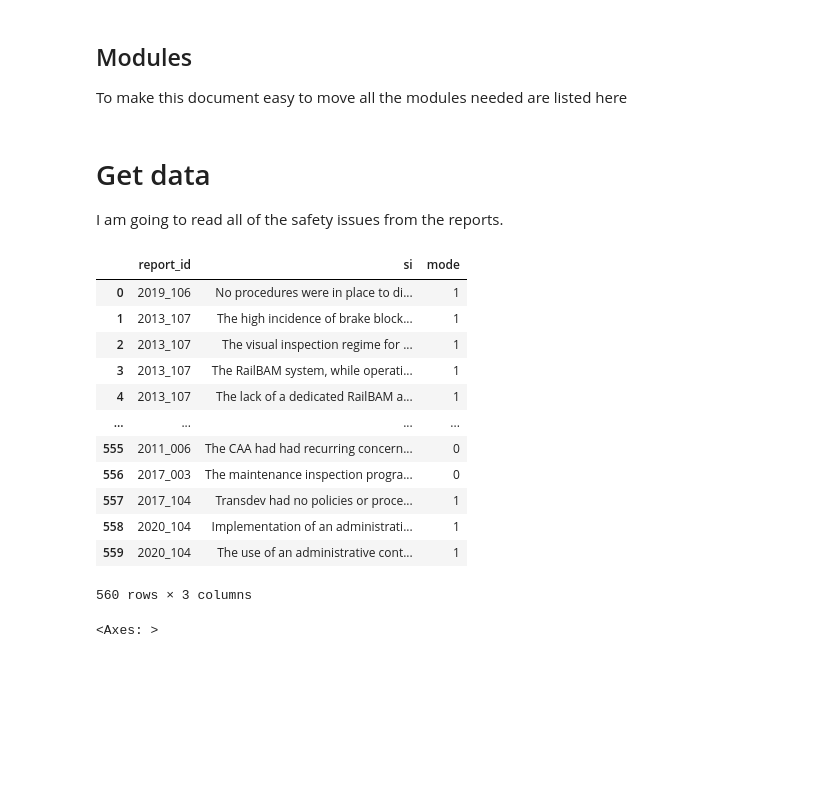
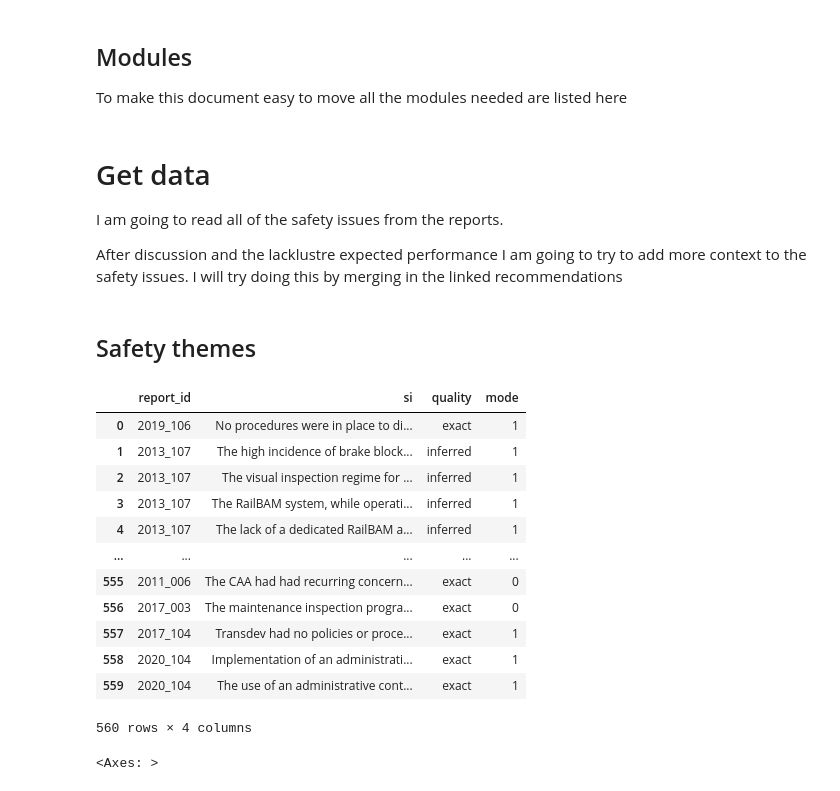
Before and after one commit to 1jamesthompson1/TAIC-report-summary, a Jupyter notebook: notebooks/safety themes_from_safety_issues/safety_themes_from_safety_issues.ipynb, the cells around one changed output. Saved outputs shown, nothing was run; the diff lists cells and outputs as text; code cells hidden in the pictures; blank space fills up the shorter version.

```diff
--- a/notebooks/safety themes_from_safety_issues/safety_themes_from_safety_issues.ipynb
+++ b/notebooks/safety themes_from_safety_issues/safety_themes_from_safety_issues.ipynb
@@ -45,6 +46,10 @@ client = openai.OpenAI(api_key=os.getenv("OPENAI_API_KEY"))
 # Get data
 
 I am going to read all of the safety issues from the reports.
+
+After discussion and the lacklustre expected performance I am going to try to add more context to the safety issues. I will try doing this by merging in the linked recommendations
+# %% [markdown]
+## Safety themes
 # %%
 output_path = "output"
 
@@ -69,27 +74,28 @@ for report_id in all_reports:
 # %%
 safety_issues_df = pd.DataFrame(safety_issues)
 
 safety_issues_df = safety_issues_df.explode('si').reset_index(drop=True)
 
+safety_issues_df['quality'] = safety_issues_df['si'].apply(lambda x: x['quality'])
 safety_issues_df['si'] = safety_issues_df['si'].apply(lambda x: x['safety_issue'].strip())
 
 safety_issues_df['mode'] = safety_issues_df['report_id'].apply(lambda x: int(x[5]))
 
 safety_issues_df
 # %% [output]
-|  | report_id | si | mode |
-| 0 | 2019_106 | No procedures were in place to di... | 1 |
-| 1 | 2013_107 | The high incidence of brake block... | 1 |
-| 2 | 2013_107 | The visual inspection regime for ... | 1 |
-| 3 | 2013_107 | The RailBAM system, while operati... | 1 |
-| 4 | 2013_107 | The lack of a dedicated RailBAM a... | 1 |
-| ... | ... | ... | ... |
-| 555 | 2011_006 | The CAA had had recurring concern... | 0 |
-| 556 | 2017_003 | The maintenance inspection progra... | 0 |
-| 557 | 2017_104 | Transdev had no policies or proce... | 1 |
-| 558 | 2020_104 | Implementation of an administrati... | 1 |
-| 559 | 2020_104 | The use of an administrative cont... | 1 |
+|  | report_id | si | quality | mode |
+| 0 | 2019_106 | No procedures were in place to di... | exact | 1 |
+| 1 | 2013_107 | The high incidence of brake block... | inferred | 1 |
+| 2 | 2013_107 | The visual inspection regime for ... | inferred | 1 |
+| 3 | 2013_107 | The RailBAM system, while operati... | inferred | 1 |
+| 4 | 2013_107 | The lack of a dedicated RailBAM a... | inferred | 1 |
+| ... | ... | ... | ... | ... |
+| 555 | 2011_006 | The CAA had had recurring concern... | exact | 0 |
+| 556 | 2017_003 | The maintenance inspection progra... | exact | 0 |
+| 557 | 2017_104 | Transdev had no policies or proce... | exact | 1 |
+| 558 | 2020_104 | Implementation of an administrati... | exact | 1 |
+| 559 | 2020_104 | The use of an administrative cont... | exact | 1 |
-560 rows × 3 columns
+560 rows × 4 columns
 # %%
 safety_issues_df.to_csv("safety_issues.csv", index=False)
 # %%
```
Also changed, not shown: parts of 25 cells of this notebook.
